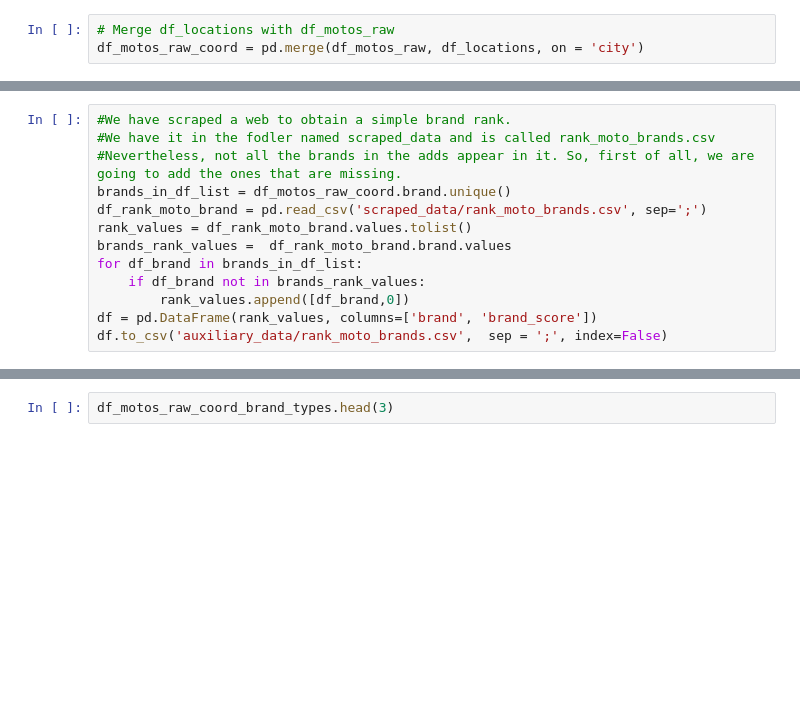
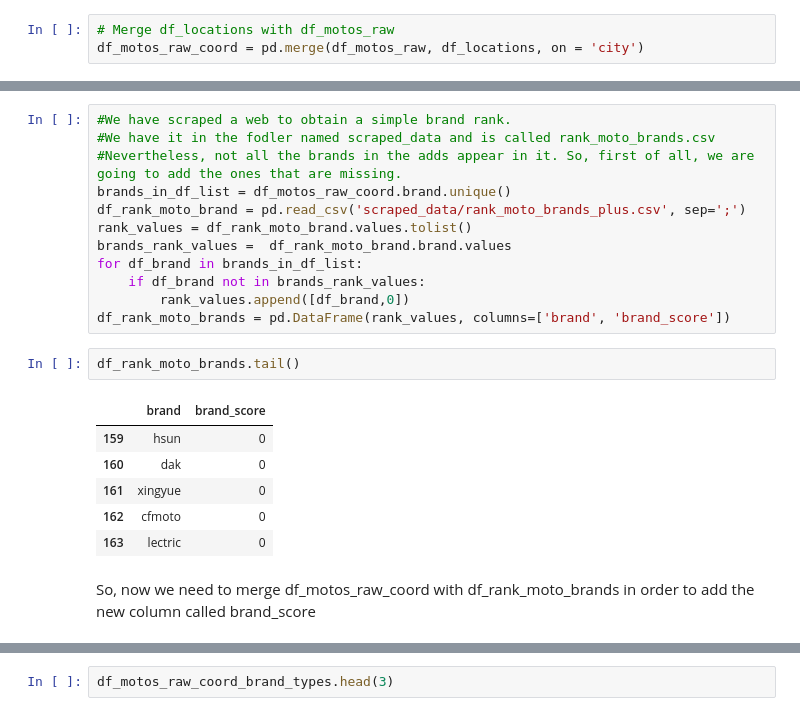
Before and after one commit to Kholdo/Second-hand_motorcycles_recommender, a Jupyter notebook: TFM KSchool - Koldo Pina - Second-hand motorcycles recommender.ipynb, the cells around one changed output, grey strips where cells are left out. Saved outputs shown, nothing was run; the diff lists cells and outputs as text; blank space fills up the shorter version.

Commit message:
database - add brand_score to raw dataframe

```diff
--- a/TFM KSchool - Koldo Pina - Second-hand motorcycles recommender.ipynb
+++ b/TFM KSchool - Koldo Pina - Second-hand motorcycles recommender.ipynb
@@ -146,11 +157,21 @@ df_motos_raw_coord.head()
 #We have it in the fodler named scraped_data and is called rank_moto_brands.csv
 #Nevertheless, not all the brands in the adds appear in it. So, first of all, we are going to add the ones that are missing.
 brands_in_df_list = df_motos_raw_coord.brand.unique()
-df_rank_moto_brand = pd.read_csv('scraped_data/rank_moto_brands.csv', sep=';')
+df_rank_moto_brand = pd.read_csv('scraped_data/rank_moto_brands_plus.csv', sep=';')
 rank_values = df_rank_moto_brand.values.tolist()
 brands_rank_values =  df_rank_moto_brand.brand.values
 for df_brand in brands_in_df_list:
     if df_brand not in brands_rank_values:
         rank_values.append([df_brand,0])
-df = pd.DataFrame(rank_values, columns=['brand', 'brand_score'])
-df.to_csv('auxiliary_data/rank_moto_brands.csv',  sep = ';', index=False)
+df_rank_moto_brands = pd.DataFrame(rank_values, columns=['brand', 'brand_score'])
+# %%
+df_rank_moto_brands.tail()
+# %% [output]
+|  | brand | brand_score |
+| 159 | hsun | 0 |
+| 160 | dak | 0 |
+| 161 | xingyue | 0 |
+| 162 | cfmoto | 0 |
+| 163 | lectric | 0 |
+# %% [markdown]
+So, now we need to merge df_motos_raw_coord with df_rank_moto_brands in order to add the new column called brand_score
```
Also changed, not shown: parts of 3 cells of this notebook.
